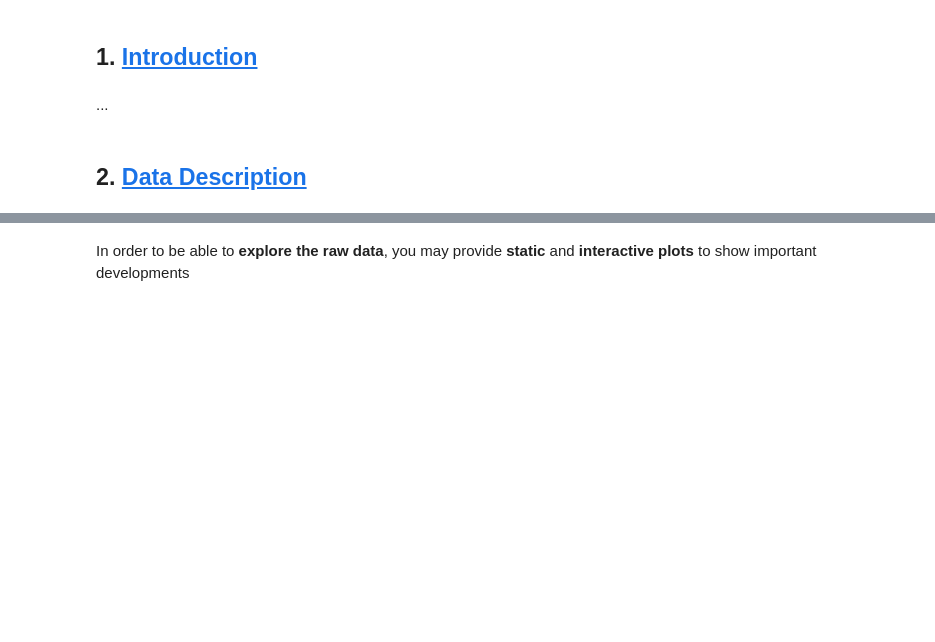
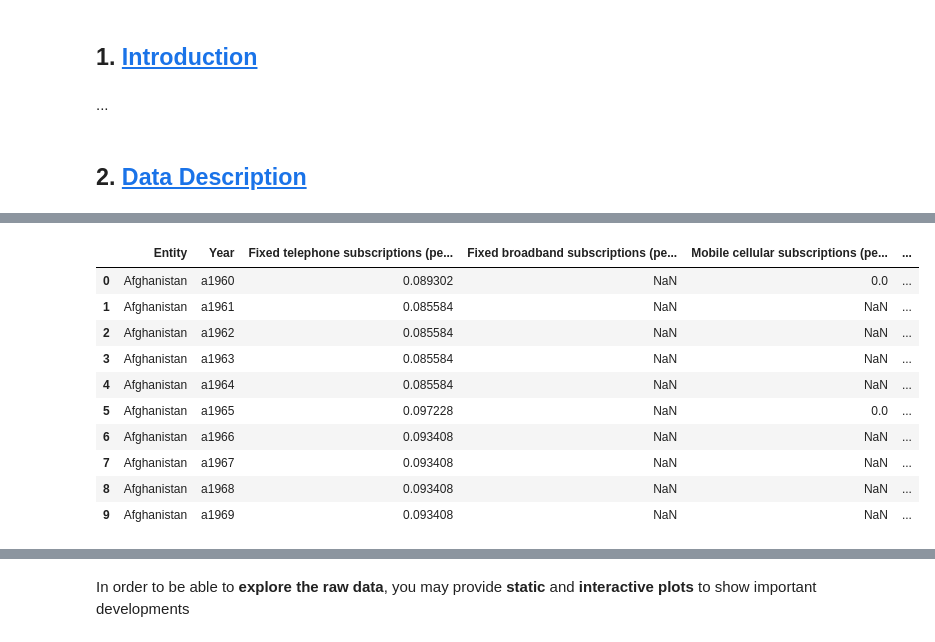
Before and after one commit to NumEconCopenhagen/projects-2024-isabel_nicole_snorri, a Jupyter notebook: dataproject/dataproject.ipynb, the cells around one changed output, grey strips where cells are left out. Drawn from its saved outputs; the diff is of its cells as text; code cells hidden in the pictures; blank space fills up the shorter version.

```diff
--- a/dataproject/dataproject.ipynb
+++ b/dataproject/dataproject.ipynb
@@ -38,0 +193,3 @@ AssertionError:
+# %%
+filename2 = 'data/ict-adoption-per-100-people.xlsx' # open the file and have a look at it
+pd.read_excel(filename2).head(5)
@@ -38,0 +205,13 @@ AssertionError:
+# %%
+#skipping row 1:
+tech = pd.read_excel(filename2, skiprows=1)
+tech.head(10)
+
+#removing 'code' column
+drop_these2 = 'Code'
+print(drop_these2)
+
+tech.drop(drop_these2, axis=1, inplace=True) # axis = 1 -> columns, inplace=True -> changed, no copy made
+
+#clearer table
+tech.head(5)
@@ -38,0 +234,22 @@ AssertionError:
+# %%
+#1. Renaming all year rows
+
+#setting up new year names
+year_renaming = {str(year): f"a{year}" for year in tech['Year'].unique()}
+
+#replacing the dataset
+tech['Year'] = tech['Year'].astype(str).replace(year_renaming)
+
+tech.head(10)
+# %% [output]
+|  | Entity | Year | Fixed telephone subscriptions (pe... | Fixed broadband subscriptions (pe... | Mobile cellular subscriptions (pe... | ... |
+| 0 | Afghanistan | a1960 | 0.089302 | NaN | 0.0 | ... |
+| 1 | Afghanistan | a1961 | 0.085584 | NaN | NaN | ... |
+| 2 | Afghanistan | a1962 | 0.085584 | NaN | NaN | ... |
+| 3 | Afghanistan | a1963 | 0.085584 | NaN | NaN | ... |
+| 4 | Afghanistan | a1964 | 0.085584 | NaN | NaN | ... |
+| 5 | Afghanistan | a1965 | 0.097228 | NaN | 0.0 | ... |
+| 6 | Afghanistan | a1966 | 0.093408 | NaN | NaN | ... |
+| 7 | Afghanistan | a1967 | 0.093408 | NaN | NaN | ... |
+| 8 | Afghanistan | a1968 | 0.093408 | NaN | NaN | ... |
+| 9 | Afghanistan | a1969 | 0.093408 | NaN | NaN | ... |
```
Also changed, not shown: parts of 34 cells of this notebook, 6 other files.
